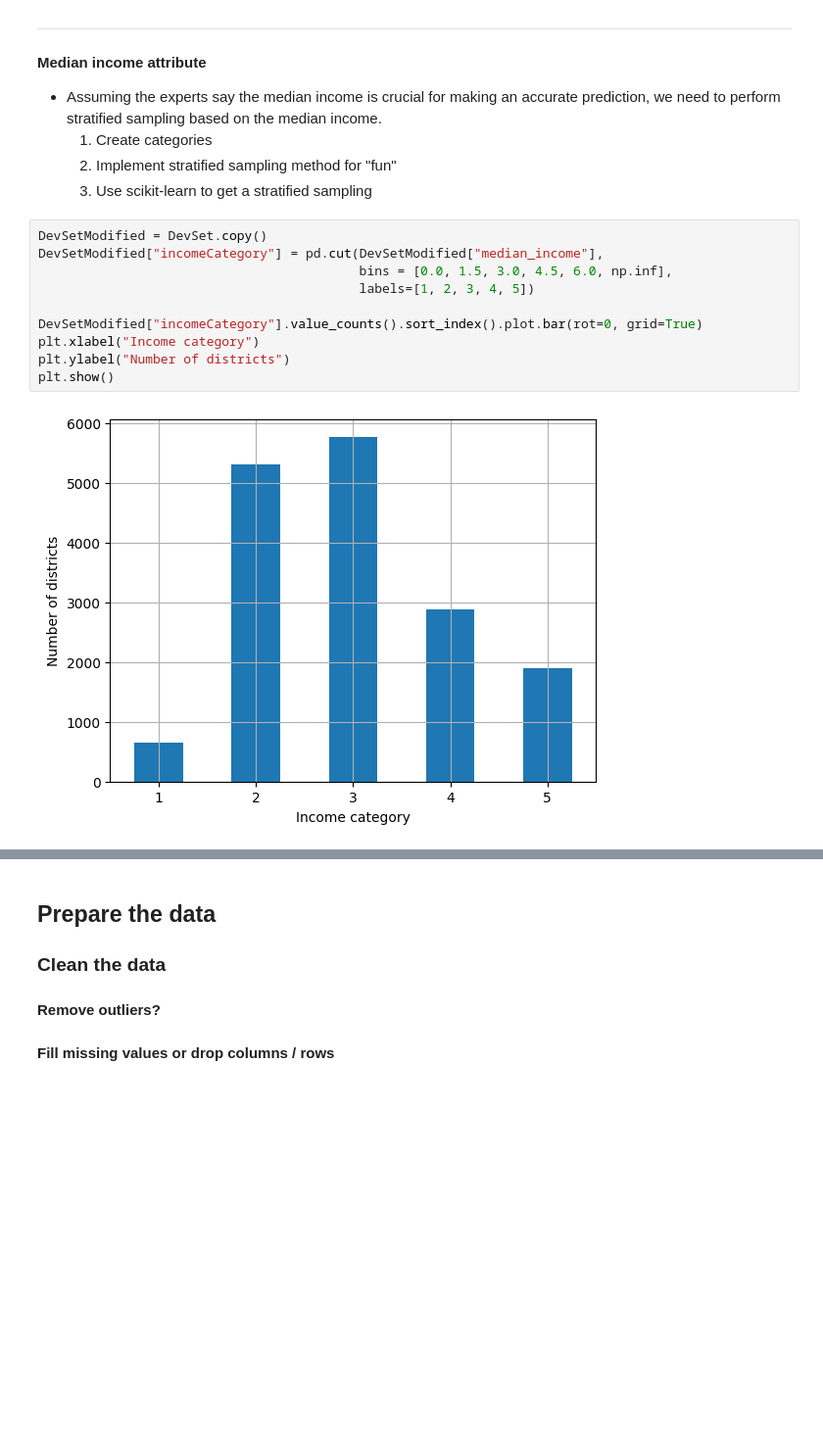
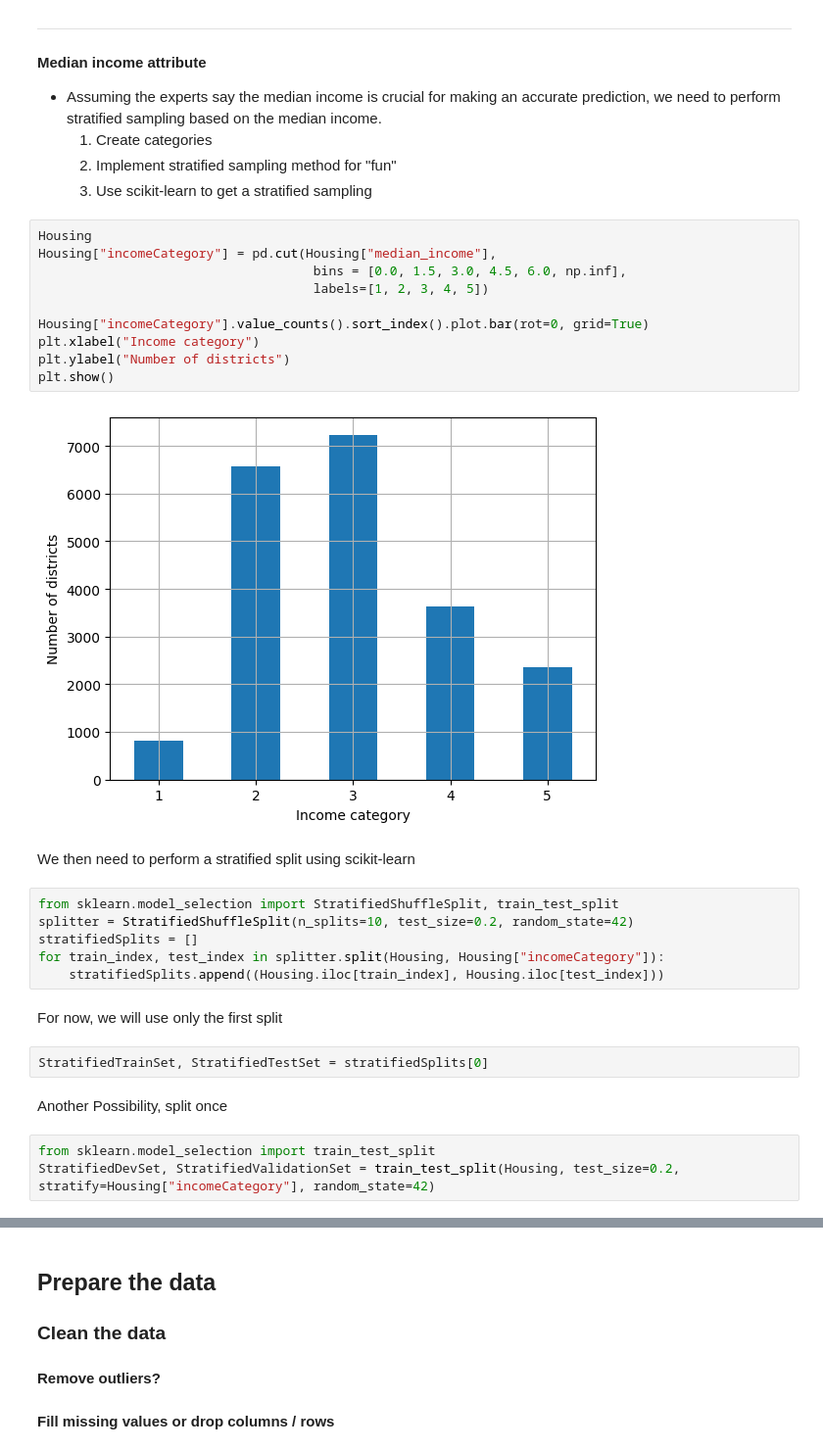
Before and after one commit to SimLend/HandsOnMachineLearning, a Jupyter notebook: Chapter1/CaliforniaHousingPrices/HousingPriceRegression.ipynb, the cells around one changed output, grey strips where cells are left out. Shown at 98% size. Saved outputs shown, nothing was run; the diff lists cells and outputs as text; blank space fills up the shorter version.

```diff
--- a/Chapter1/CaliforniaHousingPrices/HousingPriceRegression.ipynb
+++ b/Chapter1/CaliforniaHousingPrices/HousingPriceRegression.ipynb
@@ -273,14 +273,31 @@ N/A
    3. Implement stratified sampling method for "fun"
    2. Use scikit-learn to get a stratified sampling
 # %%
-DevSetModified = DevSet.copy()
-DevSetModified["incomeCategory"] = pd.cut(DevSetModified["median_income"],
-                                          bins = [0.0, 1.5, 3.0, 4.5, 6.0, np.inf],
-                                          labels=[1, 2, 3, 4, 5])
+Housing
+Housing["incomeCategory"] = pd.cut(Housing["median_income"],
+                                    bins = [0.0, 1.5, 3.0, 4.5, 6.0, np.inf],
+                                    labels=[1, 2, 3, 4, 5])
 
-DevSetModified["incomeCategory"].value_counts().sort_index().plot.bar(rot=0, grid=True)
+Housing["incomeCategory"].value_counts().sort_index().plot.bar(rot=0, grid=True)
 plt.xlabel("Income category")
 plt.ylabel("Number of districts")
 plt.show()
 # %% [output]
-[figure, old version]
+[figure, new version]
+# %% [markdown]
+We then need to perform a stratified split using scikit-learn
+# %%
+from sklearn.model_selection import StratifiedShuffleSplit, train_test_split
+splitter = StratifiedShuffleSplit(n_splits=10, test_size=0.2, random_state=42)
+stratifiedSplits = []
+for train_index, test_index in splitter.split(Housing, Housing["incomeCategory"]):
+    stratifiedSplits.append((Housing.iloc[train_index], Housing.iloc[test_index]))
+# %% [markdown]
+For now, we will use only the first split
+# %%
+StratifiedTrainSet, StratifiedTestSet = stratifiedSplits[0]
+# %% [markdown]
+Another Possibility, split once
+# %%
+from sklearn.model_selection import train_test_split
+StratifiedDevSet, StratifiedValidationSet = train_test_split(Housing, test_size=0.2, stratify=Housing["incomeCategory"], random_state=42)
```
Also changed, not shown: parts of 18 cells of this notebook, 1 other file.
